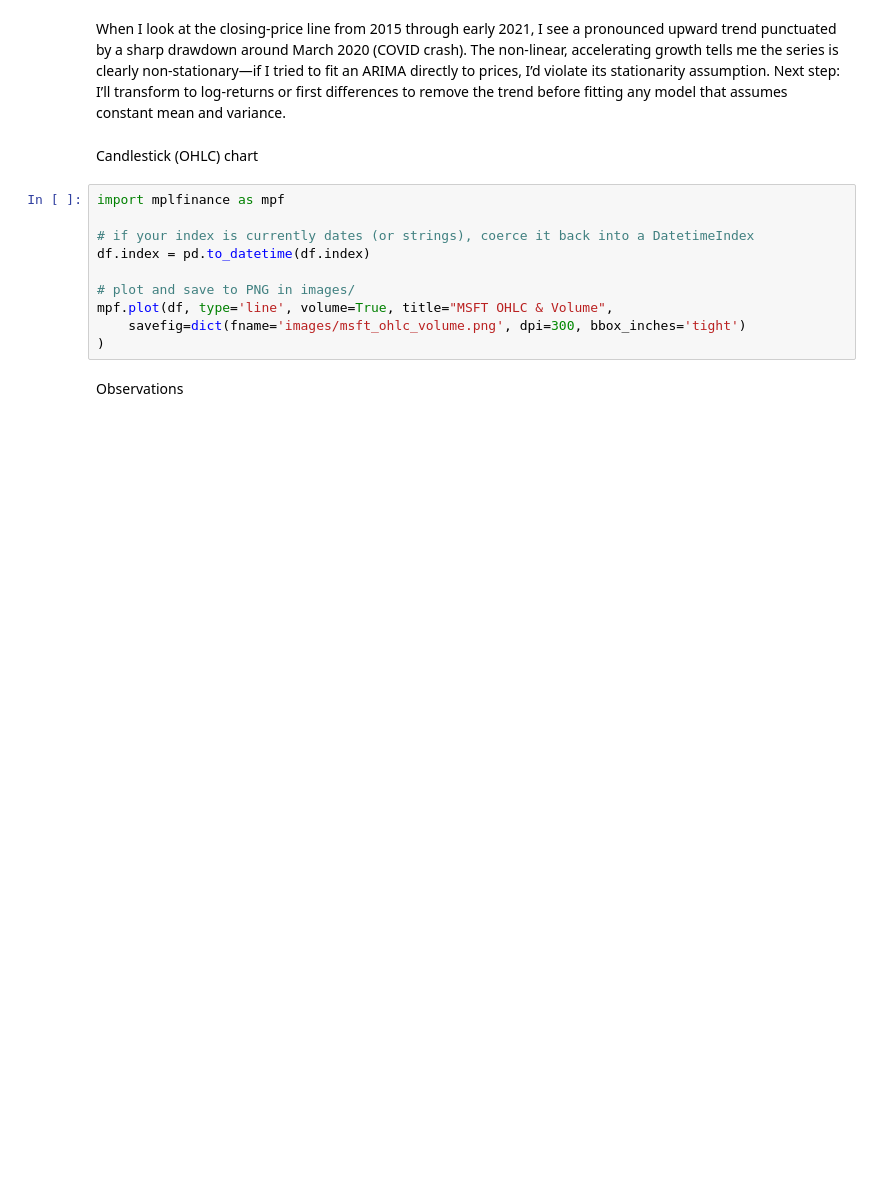
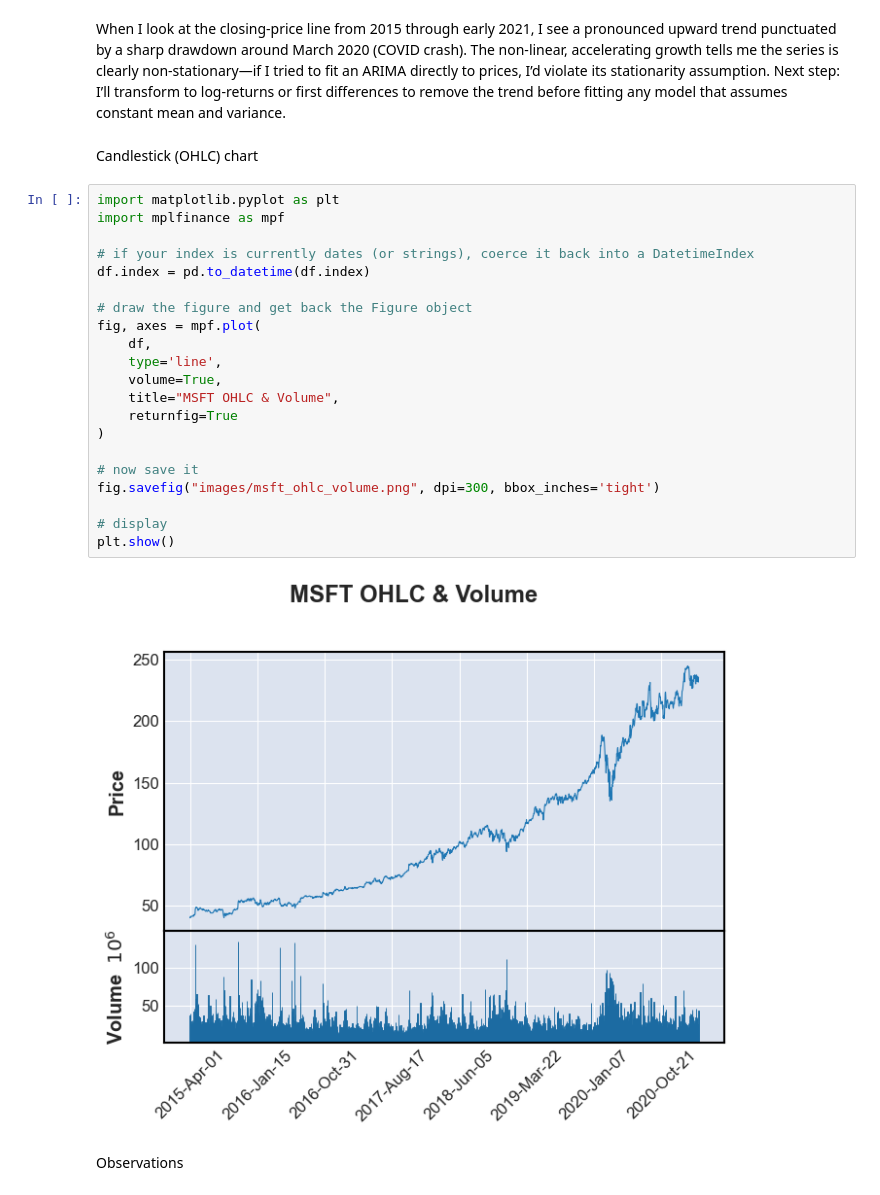
Before and after one commit to johnpospisil/Microsoft-Stock, a Jupyter notebook: microsoft-stock-time-series-analysis.ipynb, the cells around one changed output. Saved outputs shown, nothing was run; the diff lists cells and outputs as text; blank space fills up the shorter version.

```diff
--- a/microsoft-stock-time-series-analysis.ipynb
+++ b/microsoft-stock-time-series-analysis.ipynb
@@ -80,15 +95,28 @@ When I look at the closing‐price line from 2015 through early 2021, I see a pr
 # %% [markdown]
 Candlestick (OHLC) chart
 # %%
+import matplotlib.pyplot as plt
 import mplfinance as mpf
 
 # if your index is currently dates (or strings), coerce it back into a DatetimeIndex
 df.index = pd.to_datetime(df.index)
 
-# plot and save to PNG in images/
-mpf.plot(df, type='line', volume=True, title="MSFT OHLC & Volume",
-    savefig=dict(fname='images/msft_ohlc_volume.png', dpi=300, bbox_inches='tight')
+# draw the figure and get back the Figure object
+fig, axes = mpf.plot(
+    df,
+    type='line',
+    volume=True,
+    title="MSFT OHLC & Volume",
+    returnfig=True
 )
+
+# now save it
+fig.savefig("images/msft_ohlc_volume.png", dpi=300, bbox_inches='tight')
+
+# display
+plt.show()
+# %% [output]
+[figure, added]
 # %% [markdown]
 Observations
 # %% [markdown]
```
Also changed, not shown: parts of 8 cells of this notebook, 1 other file.
